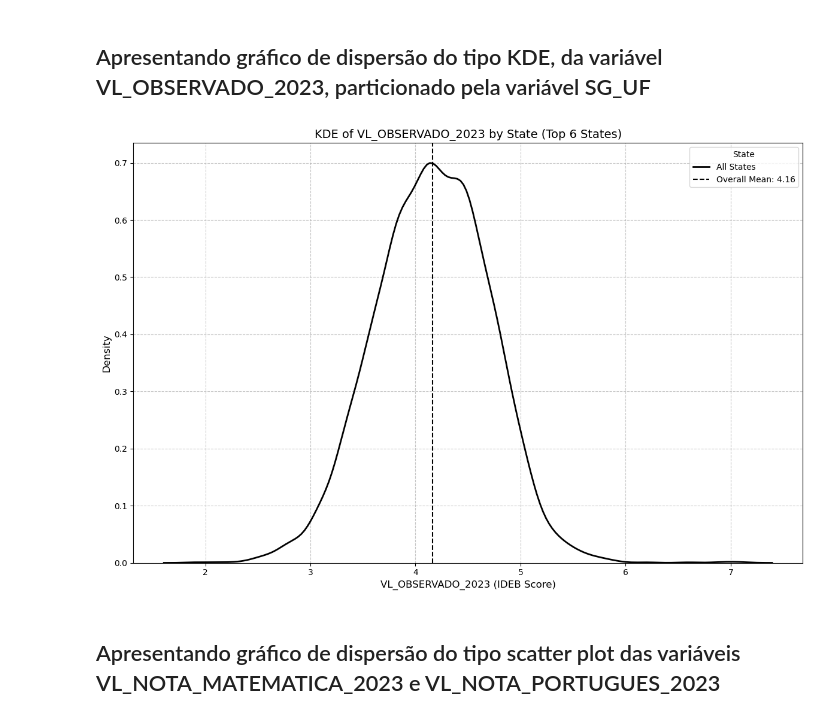
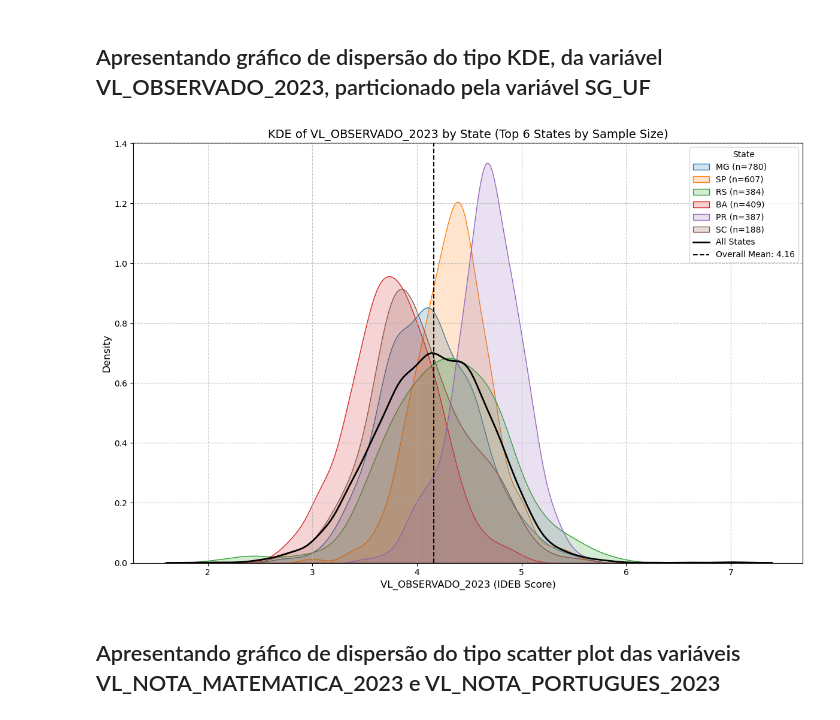
Before and after one commit to joaoleao83/notebook_joao_leao, a Jupyter notebook: MBA_CDIA_APRESENTACAO_JOAO_LEAO.ipynb, the cells around one changed output. Saved outputs shown, nothing was run; the diff lists cells and outputs as text; code cells hidden in the pictures.

```diff
--- a/MBA_CDIA_APRESENTACAO_JOAO_LEAO.ipynb
+++ b/MBA_CDIA_APRESENTACAO_JOAO_LEAO.ipynb
@@ -26,11 +26,11 @@ from scipy import stats
 import statsmodels.api as sm
 # %%
 # Read the Excel file
-#df = pd.read_excel(r'https://github.com/joaoleao83/notebook_joao_leao/blob/master/dados/divulgacao_ensino_medio_municipios_2023/divulgacao_ensino_medio_municipios_2023.xlsx?raw=true',
+df = pd.read_excel(r'https://github.com/joaoleao83/notebook_joao_leao/blob/master/dados/divulgacao_ensino_medio_municipios_2023/divulgacao_ensino_medio_municipios_2023.xlsx?raw=true',
+                   skiprows=9, skipfooter=14, na_values=['-','ND'])
+
+#df = pd.read_excel(r'dados\divulgacao_ensino_medio_municipios_2023\divulgacao_ensino_medio_municipios_2023.xlsx',
 #                   skiprows=9, skipfooter=14, na_values=['-','ND'])
-
-df = pd.read_excel(r'dados\divulgacao_ensino_medio_municipios_2023\divulgacao_ensino_medio_municipios_2023.xlsx',
-                   skiprows=9, skipfooter=14, na_values=['-','ND'])
 
 # Display the first few rows of the dataframe
 df.head(10)
@@ -610,37 +598,40 @@ A distribuição é leptocúrtica (mais pontiaguda que a normal)
 # %% [markdown]
 ## Apresentando gráfico de dispersão do tipo KDE, da variável VL_OBSERVADO_2023, particionado pela variável SG_UF
 # %%
+# Get counts of records per state
+state_counts = df['SG_UF'].value_counts()
+
 # Select the top 6 states by count for better visualization
-top_states = counts.head(6).index.tolist()
+top_states = state_counts.head(6).index.tolist()
 
 # Create a figure for the plot
 plt.figure(figsize=(12, 8))
 
 # Create KDE plots for the top states
 for state in top_states:
     state_data = df[df['SG_UF'] == state][col].dropna()
     if len(state_data) > 0:  # Make sure we have data
         sns.kdeplot(state_data, label=f'{state} (n={len(state_data)})', fill=True, alpha=0.2)
 
 # Add overall KDE for reference
-sns.kdeplot(df[col].dropna(), color='black', label='All States', linewidth=2)
+sns.kdeplot(data, color='black', label='All States', linewidth=2)
 
 # Add vertical line for the overall mean
 plt.axvline(data.mean(), color='black', linestyle='--',
             label=f'Overall Mean: {data.mean():.2f}', linewidth=1.5)
 
 # Customize the plot
-plt.title(f'KDE of {col} by State (Top 6 States)', fontsize=14)
+plt.title(f'KDE of {col} by State (Top 6 States by Sample Size)', fontsize=14)
 plt.xlabel(f'{col} (IDEB Score)', fontsize=12)
 plt.ylabel('Density', fontsize=12)
 plt.grid(True, linestyle='--', alpha=0.7)
 plt.legend(title='State')
 
 # Show plot
 plt.tight_layout()
 plt.show()
 # %% [output]
-[figure, old version]
+[figure, new version]
 # %% [markdown]
 ## Apresentando gráfico de dispersão do tipo scatter plot das variáveis VL_NOTA_MATEMATICA_2023 e VL_NOTA_PORTUGUES_2023
 # %%
```
Also changed, not shown: parts of 5 cells of this notebook, 2 other files.
